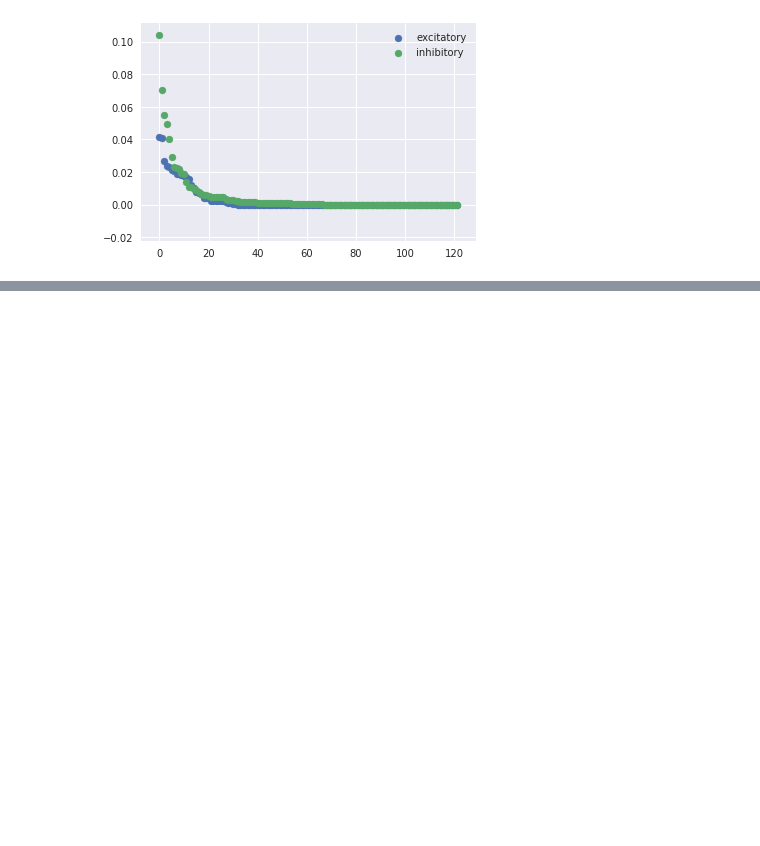
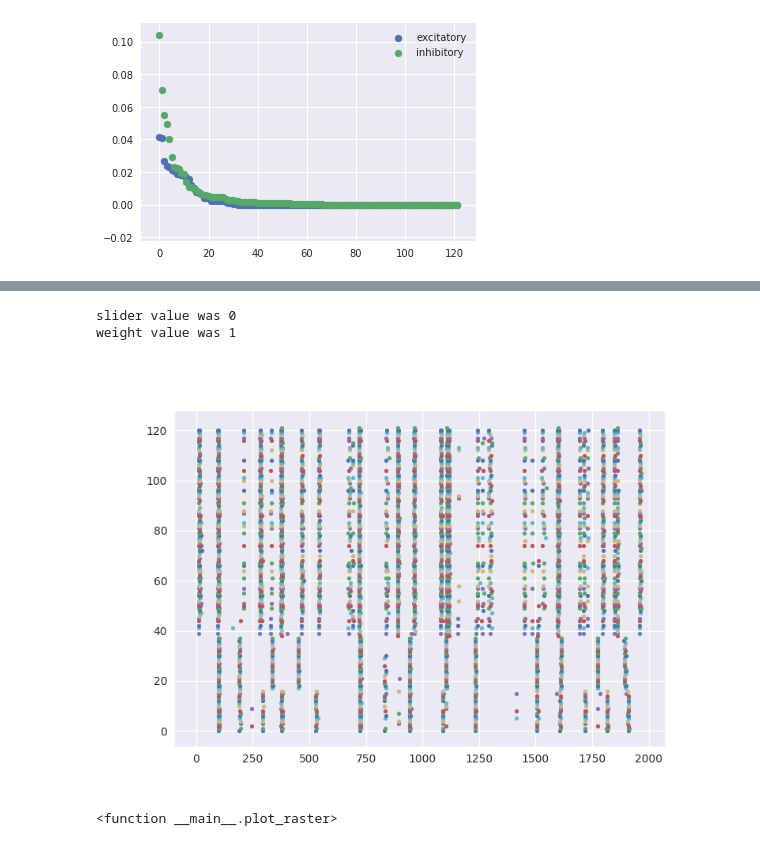
Before and after one commit to russelljjarvis/SpinnakerHippocampus, a Jupyter notebook: RichClubPresentation.ipynb, the cells around one changed output, grey strips where cells are left out. Saved outputs shown, nothing was run; the diff lists cells and outputs as text; code cells hidden in the pictures; blank space fills up the shorter version.

```diff
--- a/RichClubPresentation.ipynb
+++ b/RichClubPresentation.ipynb
@@ -223,0 +235,47 @@ plt.legend(loc="upper right")
+# %%
+from ipywidgets import interact, interactive, fixed, interact_manual
+import ipywidgets as widgets
+import IPython
+
+import matplotlib.pyplot as plt
+%matplotlib inline
+
+
+#from Tkinter import Canvas
+from IPython.display import display, Image
+import numpy as np
+import os
+base_dir = os.getcwd() +str('/protected_img')
+try:
+    os.chdir(base_dir)
+except:
+    pass
+
+def plot_raster(tf):
+    import glob
+    toggle_files = glob.glob('*raster*.png')
+    toggle_files = toggle_files[::-1]
+    keyed = { k:v for k,v in enumerate(toggle_files) }
+    wgf = {0:1,1:3,2:9,3:15,4:20}
+    print('slider value was',tf)
+    print('weight value was',wgf[tf])
+    display(Image(str(keyed[tf])))
+
+
+interact(plot_raster, tf = widgets.IntSlider(
+    value=0,
+    min=0,
+    max=4,
+    step=1,
+    description='Test:',
+    disabled=False,
+    continuous_update=False,
+    orientation='horizontal',
+    readout=True,
+    readout_format='d'
+))
+# %% [output]
+slider value was 0
+weight value was 1
+[figure, added]
+<function __main__.plot_raster>
```
Also changed, not shown: parts of 9 cells of this notebook, 1 other file.
